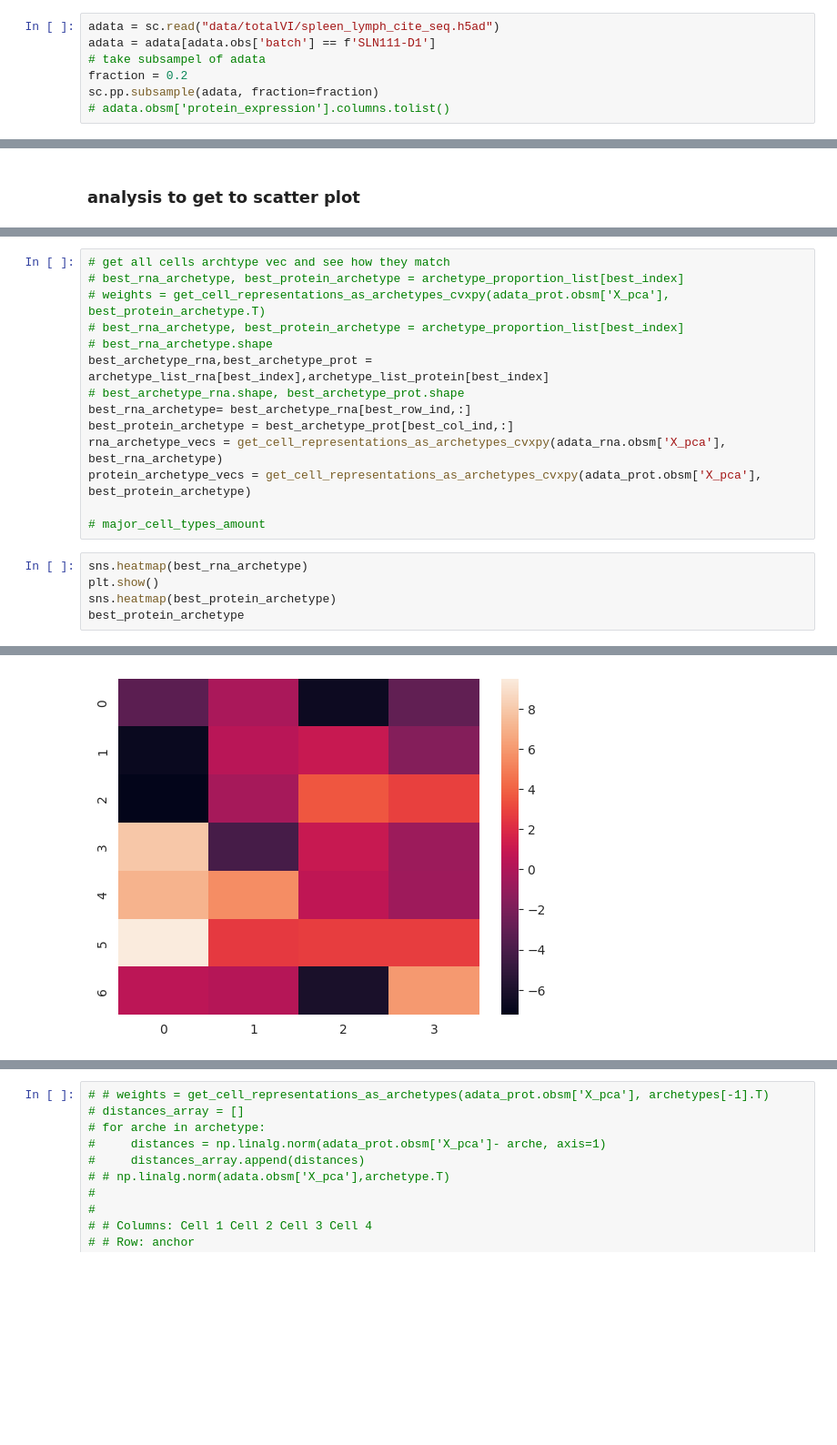
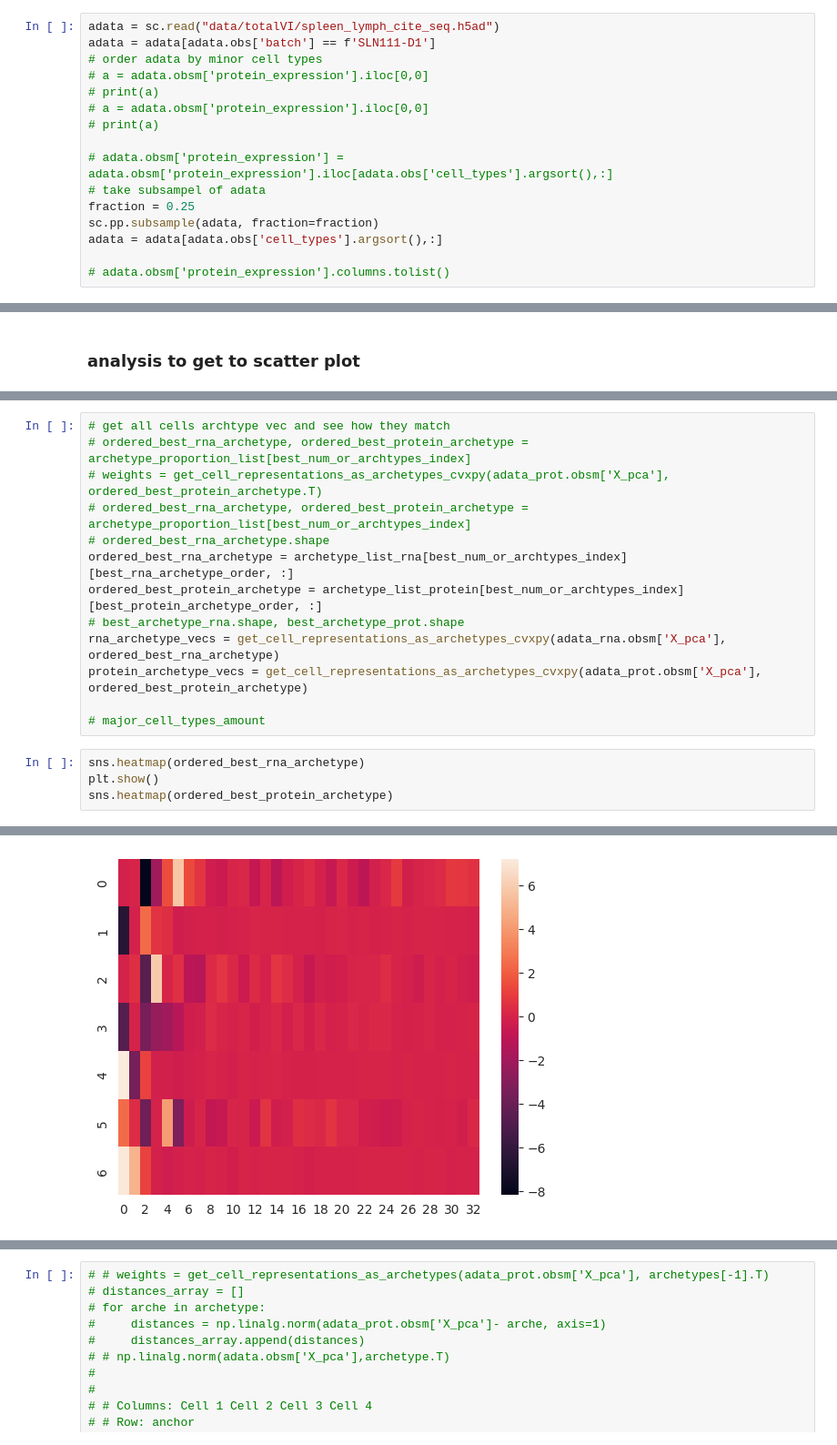
Before and after one commit to reformist/Mapping-scRNA-seq-Variability-Using-Co-Embedding-to-Understand-Cell-Neighborhood-Effects, a Jupyter notebook: CITE-seq_RNA_seq/archetype_generation.ipynb, the cells around one changed output, grey strips where cells are left out. Shown at 91% size. Cells and saved outputs as stored; diff of their text form; blank space fills up the shorter version.

```diff
--- a/CITE-seq_RNA_seq/archetype_generation.ipynb
+++ b/CITE-seq_RNA_seq/archetype_generation.ipynb
@@ -54,9 +46,18 @@ np.random.seed(8)
 # %%
 adata = sc.read("data/totalVI/spleen_lymph_cite_seq.h5ad")
 adata = adata[adata.obs['batch'] == f'SLN111-D1']
+# order adata by minor cell types
+# a = adata.obsm['protein_expression'].iloc[0,0]
+# print(a)
+# a = adata.obsm['protein_expression'].iloc[0,0]
+# print(a)
+
+# adata.obsm['protein_expression'] = adata.obsm['protein_expression'].iloc[adata.obs['cell_types'].argsort(),:]
 # take subsampel of adata
-fraction = 0.2
+fraction = 0.25
 sc.pp.subsample(adata, fraction=fraction)
+adata = adata[adata.obs['cell_types'].argsort(),:]
+
 # adata.obsm['protein_expression'].columns.tolist()
 # %%
 adata.obsm['protein_expression'].values.max()
@@ -576,20 +584,18 @@ Standard deviation: 0.0403
 # %%
 # get all cells archtype vec and see how they match
-# best_rna_archetype, best_protein_archetype = archetype_proportion_list[best_index]
-# weights = get_cell_representations_as_archetypes_cvxpy(adata_prot.obsm['X_pca'], best_protein_archetype.T)
-# best_rna_archetype, best_protein_archetype = archetype_proportion_list[best_index]
-# best_rna_archetype.shape
-best_archetype_rna,best_archetype_prot = archetype_list_rna[best_index],archetype_list_protein[best_index]
+# ordered_best_rna_archetype, ordered_best_protein_archetype = archetype_proportion_list[best_num_or_archtypes_index]
+# weights = get_cell_representations_as_archetypes_cvxpy(adata_prot.obsm['X_pca'], ordered_best_protein_archetype.T)
+# ordered_best_rna_archetype, ordered_best_protein_archetype = archetype_proportion_list[best_num_or_archtypes_index]
+# ordered_best_rna_archetype.shape
+ordered_best_rna_archetype = archetype_list_rna[best_num_or_archtypes_index][best_rna_archetype_order, :]
+ordered_best_protein_archetype = archetype_list_protein[best_num_or_archtypes_index][best_protein_archetype_order, :]
 # best_archetype_rna.shape, best_archetype_prot.shape
-best_rna_archetype= best_archetype_rna[best_row_ind,:]
-best_protein_archetype = best_archetype_prot[best_col_ind,:]
-rna_archetype_vecs = get_cell_representations_as_archetypes_cvxpy(adata_rna.obsm['X_pca'], best_rna_archetype)
-protein_archetype_vecs = get_cell_representations_as_archetypes_cvxpy(adata_prot.obsm['X_pca'], best_protein_archetype)
+rna_archetype_vecs = get_cell_representations_as_archetypes_cvxpy(adata_rna.obsm['X_pca'], ordered_best_rna_archetype)
+protein_archetype_vecs = get_cell_representations_as_archetypes_cvxpy(adata_prot.obsm['X_pca'], ordered_best_protein_archetype)
 
 # major_cell_types_amount
 # %%
-sns.heatmap(best_rna_archetype)
+sns.heatmap(ordered_best_rna_archetype)
 plt.show()
-sns.heatmap(best_protein_archetype)
-best_protein_archetype
+sns.heatmap(ordered_best_protein_archetype)
 # %% [output]
@@ -604,3 +604,3 @@ array([[-3.28346957, -0.18416051, -6.71945001, -3.03853673],
-[figure, old version]
+[figure, new version]
 # %%
 # rna_archetype_vecs = (rna_archetype_vecs -    rna_archetype_vecs.mean()) / rna_archetype_vecs.std()
```
Also changed, not shown: parts of 50 cells of this notebook, 1 other file.
